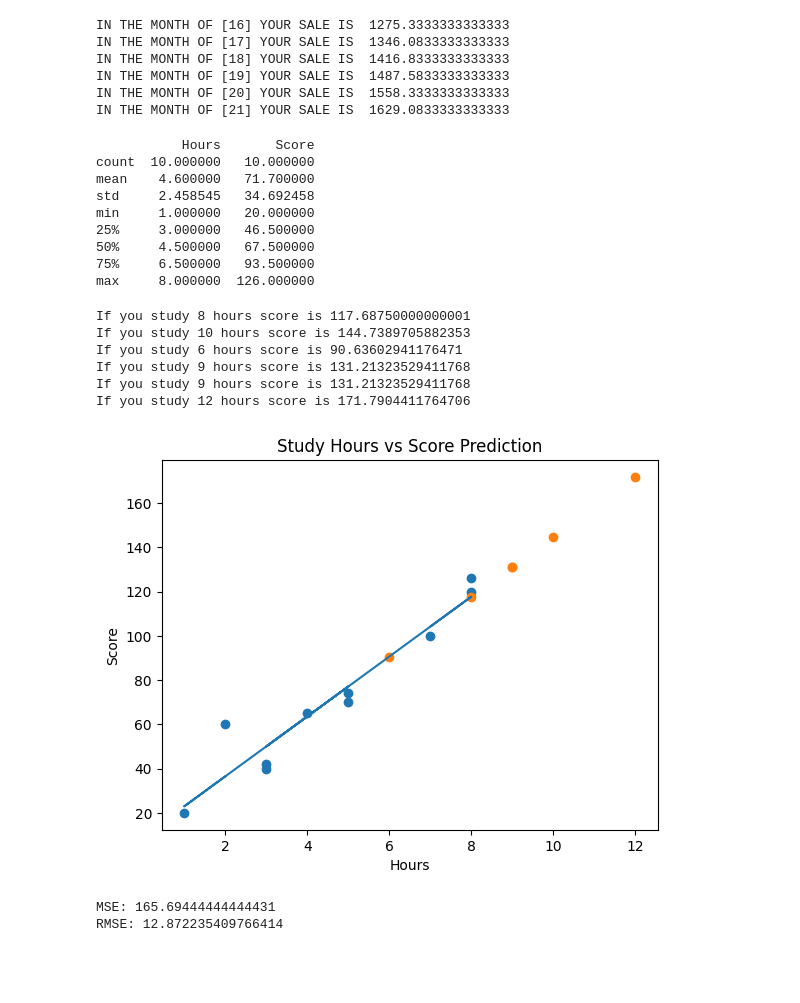
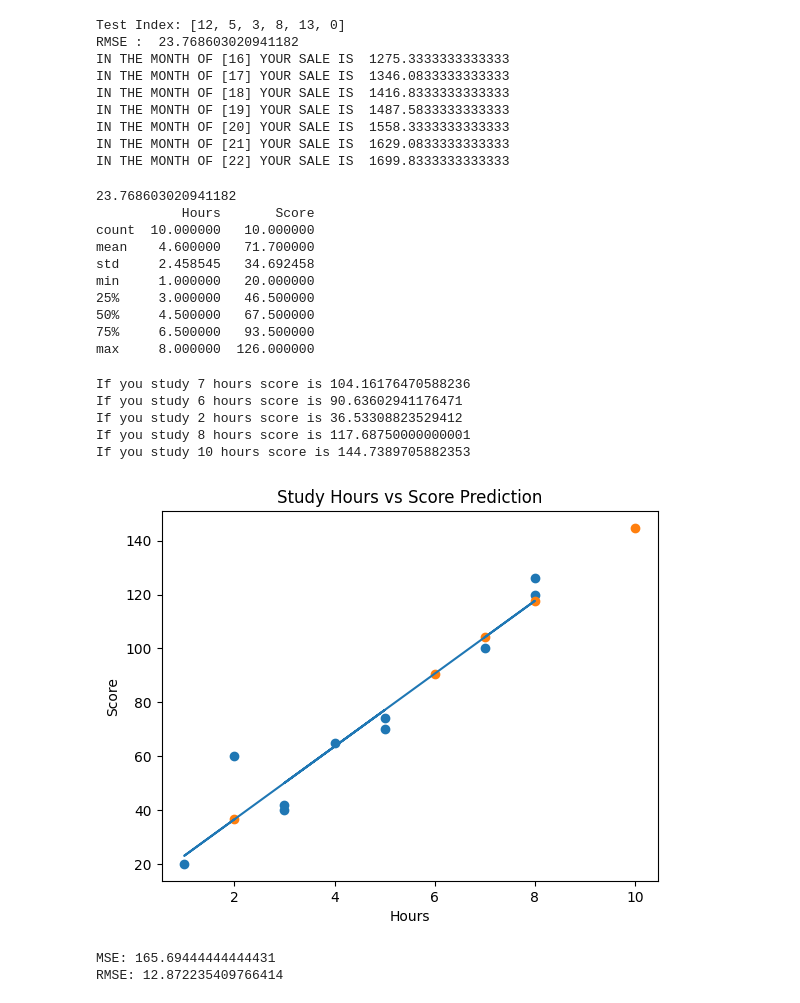
Before and after one commit to shanib-techie/MachineLearning, a Jupyter notebook: ML_practise/Linear_Regression.ipynb, the cells around one changed output. Cells and saved outputs as stored; diff of their text form; code cells hidden in the pictures; blank space fills up the shorter version.

```diff
--- a/ML_practise/Linear_Regression.ipynb
+++ b/ML_practise/Linear_Regression.ipynb
@@ -3,7 +3,7 @@
 from sklearn.linear_model import LinearRegression
 import pandas as pd
 import matplotlib.pyplot as plt
-from sklearn.metrics import mean_squared_error
+from sklearn.metrics import mean_squared_error , root_mean_squared_error
 from sklearn.model_selection import train_test_split
 df = pd.DataFrame({
     "months" : [1,2,3,4,5,6,7,8,9,10,11,12,13,14,15],
@@ -15,21 +15,21 @@ y = df["sales"]
 
 
 
-# ## Train-Test Split
-# X_train, X_test, y_train, y_test = train_test_split(X, y, test_size=0.4)
-# model = LinearRegression()
+## Train-Test Split
+X_train, X_test, y_train, y_test = train_test_split(X, y, test_size=0.4)
+model = LinearRegression()
 
-# model.fit(X_train,y_train)
+model.fit(X_train,y_train)
 
-# y_prid = model.predict(X_test)
+y_prid = model.predict(X_test)
 
-# mse = mean_squared_error(y_test,y_prid)
+rmse = root_mean_squared_error(y_test,y_prid)
 
-# print("Test Index:", y_test.index.tolist())
+print("Test Index:", y_test.index.tolist())
 
 # print("ACTUAL VALUE :",list(y_test))
 # print("PRIDICT VALUE : ",list(y_prid))
-# print("MSE : ",mse)
+print("RMSE : ",rmse)
 
 
 model = LinearRegression()
@@ -50,12 +50,15 @@ pridict_sale = model.predict(list_2d)
 for i,pred in zip(list_2d,pridict_sale):
     print(f"IN THE MONTH OF {i} YOUR SALE IS ",pred)
 # %% [output]
+Test Index: [12, 5, 3, 8, 13, 0]
+RMSE :  23.768603020941182
 IN THE MONTH OF [16] YOUR SALE IS  1275.3333333333333
 IN THE MONTH OF [17] YOUR SALE IS  1346.0833333333333
 IN THE MONTH OF [18] YOUR SALE IS  1416.8333333333333
 IN THE MONTH OF [19] YOUR SALE IS  1487.5833333333333
 IN THE MONTH OF [20] YOUR SALE IS  1558.3333333333333
 IN THE MONTH OF [21] YOUR SALE IS  1629.0833333333333
+IN THE MONTH OF [22] YOUR SALE IS  1699.8333333333333
 # %%
 import pandas as pd
 import numpy as np
@@ -66,8 +69,19 @@ from sklearn.metrics import mean_absolute_error,mean_squared_error,root_mean_squ
 
 df = pd.read_csv("C:\\Users\\Admin\\OneDrive\\Desktop\\MachineLearning\\ML_practise\\student_score.csv")
 
+
 X = df[["Hours"]]
 y = df["Score"]
+
+X_test,X_train,y_train,y_test = train_test_split(X,y,test_size=0.5)
+model = LinearRegression()
+model.fit(X_train,X_test)
+y_prid = model.predict(X_test)
+
+
+rsme = root_mean_squared_error(y_prid,y_test)
+print(rmse)
+
 
 print(df.describe())
 model = LinearRegression()
@@ -86,38 +100,38 @@ for i, pred in zip(list, predict_score):
 
 
 # 1. Actual data (old data)
 plt.scatter(X, y)
 
 # 2. Best fit line (model ka behaviour)
 y_line = model.predict(X)
 plt.plot(X, y_line)
 
 # 3. Predicted new points (jo tu input de raha hai)
 plt.scatter(list, predict_score)
 
 # Labels
 plt.xlabel("Hours")
 plt.ylabel("Score")
 plt.title("Study Hours vs Score Prediction")
 
 plt.show()
 # %% [output]
+23.768603020941182
            Hours       Score
 count  10.000000   10.000000
 mean    4.600000   71.700000
 std     2.458545   34.692458
 min     1.000000   20.000000
 25%     3.000000   46.500000
 50%     4.500000   67.500000
 75%     6.500000   93.500000
 max     8.000000  126.000000
+If you study 7 hours score is 104.16176470588236
+If you study 6 hours score is 90.63602941176471
+If you study 2 hours score is 36.53308823529412
 If you study 8 hours score is 117.68750000000001
 If you study 10 hours score is 144.7389705882353
-If you study 6 hours score is 90.63602941176471
-If you study 9 hours score is 131.21323529411768
-If you study 9 hours score is 131.21323529411768
-If you study 12 hours score is 171.7904411764706
-[figure, old version]
+[figure, new version]
 # %%
 import pandas as pd
 import numpy as np
```
Also changed, not shown: parts of 1 cell of this notebook, 1 other file.
